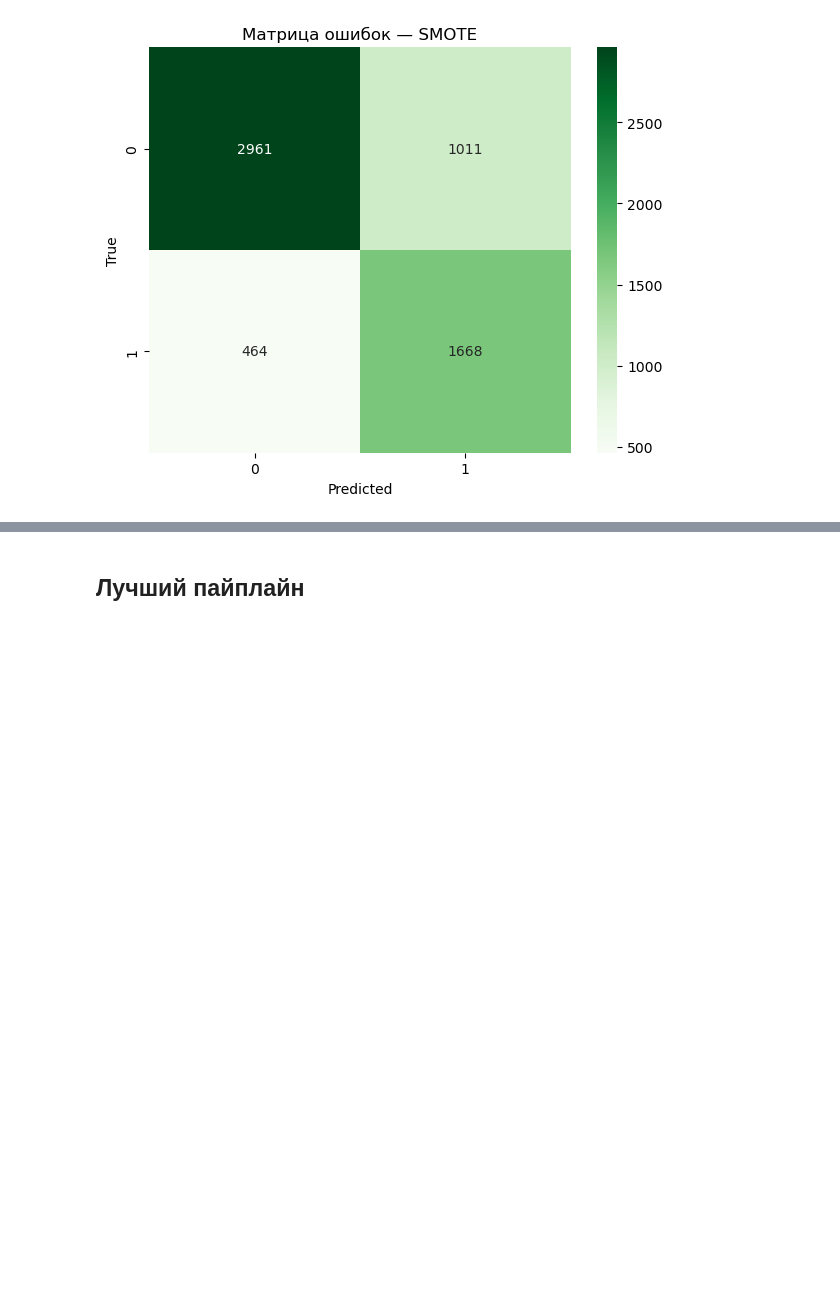
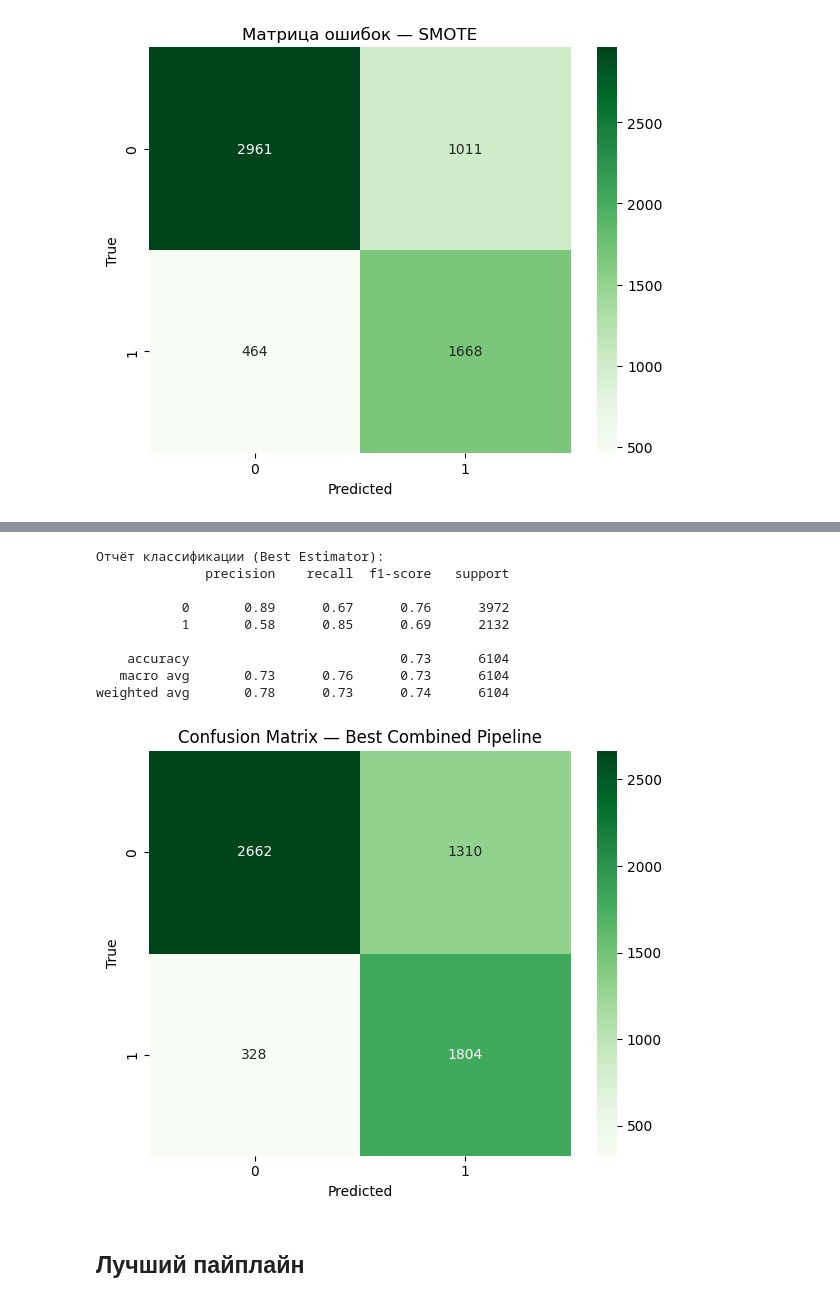
Before and after one commit to horacemtb/cirrhosis-survival-prediction, a Jupyter notebook: notebooks/clean/tree_clean.ipynb, the cells around one changed output, grey strips where cells are left out. Saved outputs shown, nothing was run; the diff lists cells and outputs as text; code cells hidden in the pictures; blank space fills up the shorter version.

```diff
--- a/notebooks/clean/tree_clean.ipynb
+++ b/notebooks/clean/tree_clean.ipynb
@@ -493,3 +541,26 @@ plot_confusion_matrix_simple(y_train, y_pred_smote_dt, title="Матрица о
+# %%
+y_pred_combined = cross_val_predict(
+    gs_combined.best_estimator_,
+    X_train, y_train,
+    cv=skf,
+    n_jobs=-1
+)
+
+print("\nОтчёт классификации (Best Estimator):")
+print(classification_report(y_train, y_pred_combined))
+
+plot_confusion_matrix_simple(y_train, y_pred_combined, title="Confusion Matrix — Best Combined Pipeline")
+# %% [output]
+Отчёт классификации (Best Estimator):
+              precision    recall  f1-score   support
+
+           0       0.89      0.67      0.76      3972
+           1       0.58      0.85      0.69      2132
+
+    accuracy                           0.73      6104
+   macro avg       0.73      0.76      0.73      6104
+weighted avg       0.78      0.73      0.74      6104
+[figure, added]
 # %% [markdown]
 ## Лучший пайплайн
 # %% [markdown]
```
Also changed, not shown: parts of 2 cells of this notebook, 1 other file.
